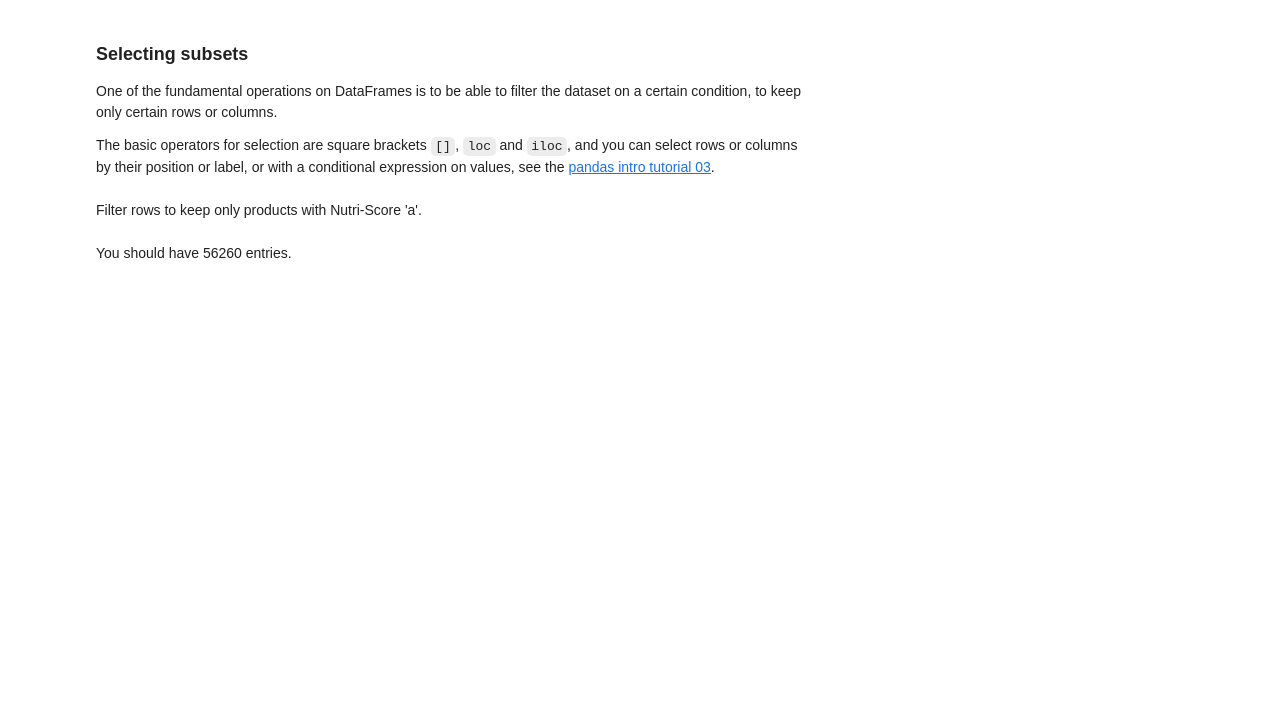
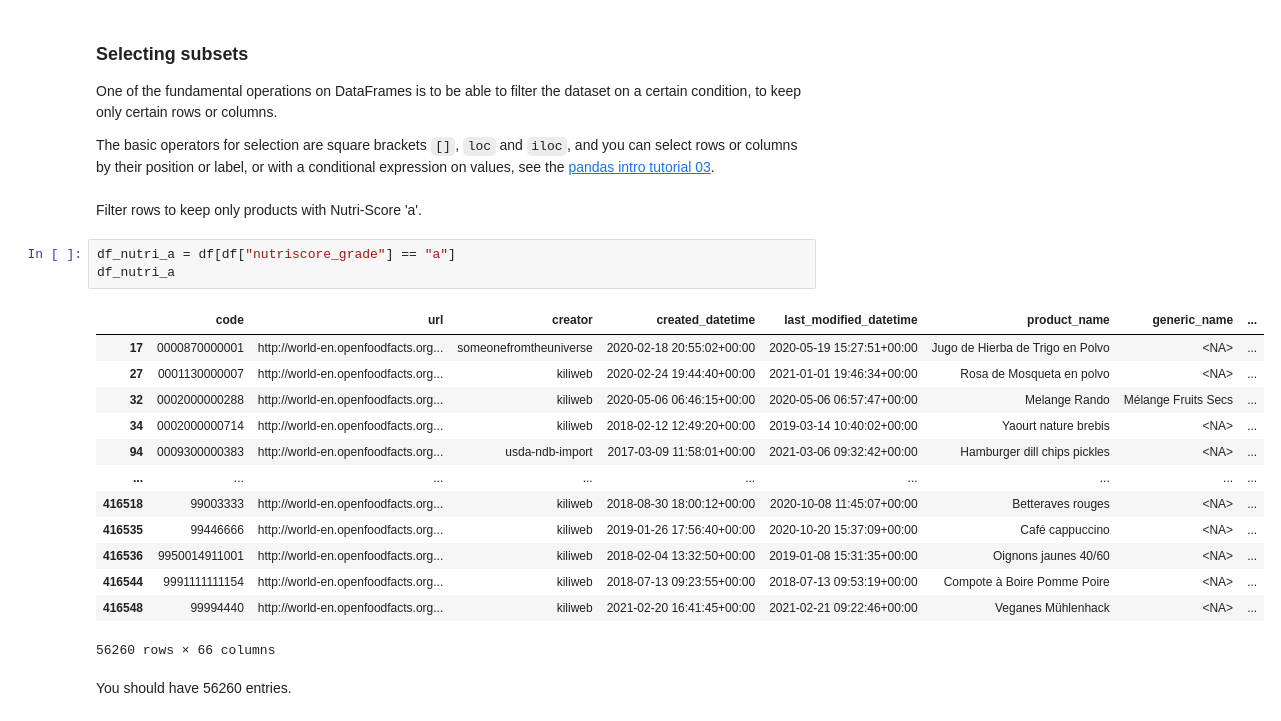
Before and after one commit to moreymat/scpo-data-science-bootcamp, a Jupyter notebook: notebooks/2_pandas.ipynb, the cells around one changed output. Saved outputs shown, nothing was run; the diff lists cells and outputs as text; blank space fills up the shorter version.

```diff
--- a/notebooks/2_pandas.ipynb
+++ b/notebooks/2_pandas.ipynb
@@ -249,6 +283,23 @@ One of the fundamental operations on DataFrames is to be able to filter the data
 The basic operators for selection are square brackets `[]`, `loc` and `iloc`, and you can select rows or columns by their position or label, or with a conditional expression on values, see the [pandas intro tutorial 03](https://pandas.pydata.org/docs/getting_started/intro_tutorials/03_subset_data.html).
 # %% [markdown]
 Filter rows to keep only products with Nutri-Score 'a'.
+# %%
+df_nutri_a = df[df["nutriscore_grade"] == "a"]
+df_nutri_a
+# %% [output]
+|  | code | url | creator | created_datetime | last_modified_datetime | product_name | generic_name | ... |
+| 17 | 0000870000001 | http://world-en.openfoodfacts.org... | someonefromtheuniverse | 2020-02-18 20:55:02+00:00 | 2020-05-19 15:27:51+00:00 | Jugo de Hierba de Trigo en Polvo | <NA> | ... |
+| 27 | 0001130000007 | http://world-en.openfoodfacts.org... | kiliweb | 2020-02-24 19:44:40+00:00 | 2021-01-01 19:46:34+00:00 | Rosa de Mosqueta en polvo | <NA> | ... |
+| 32 | 0002000000288 | http://world-en.openfoodfacts.org... | kiliweb | 2020-05-06 06:46:15+00:00 | 2020-05-06 06:57:47+00:00 | Melange Rando | Mélange Fruits Secs | ... |
+| 34 | 0002000000714 | http://world-en.openfoodfacts.org... | kiliweb | 2018-02-12 12:49:20+00:00 | 2019-03-14 10:40:02+00:00 | Yaourt nature brebis | <NA> | ... |
+| 94 | 0009300000383 | http://world-en.openfoodfacts.org... | usda-ndb-import | 2017-03-09 11:58:01+00:00 | 2021-03-06 09:32:42+00:00 | Hamburger dill chips pickles | <NA> | ... |
+| ... | ... | ... | ... | ... | ... | ... | ... | ... |
+| 416518 | 99003333 | http://world-en.openfoodfacts.org... | kiliweb | 2018-08-30 18:00:12+00:00 | 2020-10-08 11:45:07+00:00 | Betteraves rouges | <NA> | ... |
+| 416535 | 99446666 | http://world-en.openfoodfacts.org... | kiliweb | 2019-01-26 17:56:40+00:00 | 2020-10-20 15:37:09+00:00 | Café cappuccino | <NA> | ... |
+| 416536 | 9950014911001 | http://world-en.openfoodfacts.org... | kiliweb | 2018-02-04 13:32:50+00:00 | 2019-01-08 15:31:35+00:00 | Oignons jaunes 40/60 | <NA> | ... |
+| 416544 | 9991111111154 | http://world-en.openfoodfacts.org... | kiliweb | 2018-07-13 09:23:55+00:00 | 2018-07-13 09:53:19+00:00 | Compote à Boire Pomme Poire | <NA> | ... |
+| 416548 | 99994440 | http://world-en.openfoodfacts.org... | kiliweb | 2021-02-20 16:41:45+00:00 | 2021-02-21 09:22:46+00:00 | Veganes Mühlenhack | <NA> | ... |
+56260 rows × 66 columns
 # %% [markdown]
 You should have 56260 entries.
 # %% [markdown]
```
Also changed, not shown: parts of 61 cells of this notebook.
